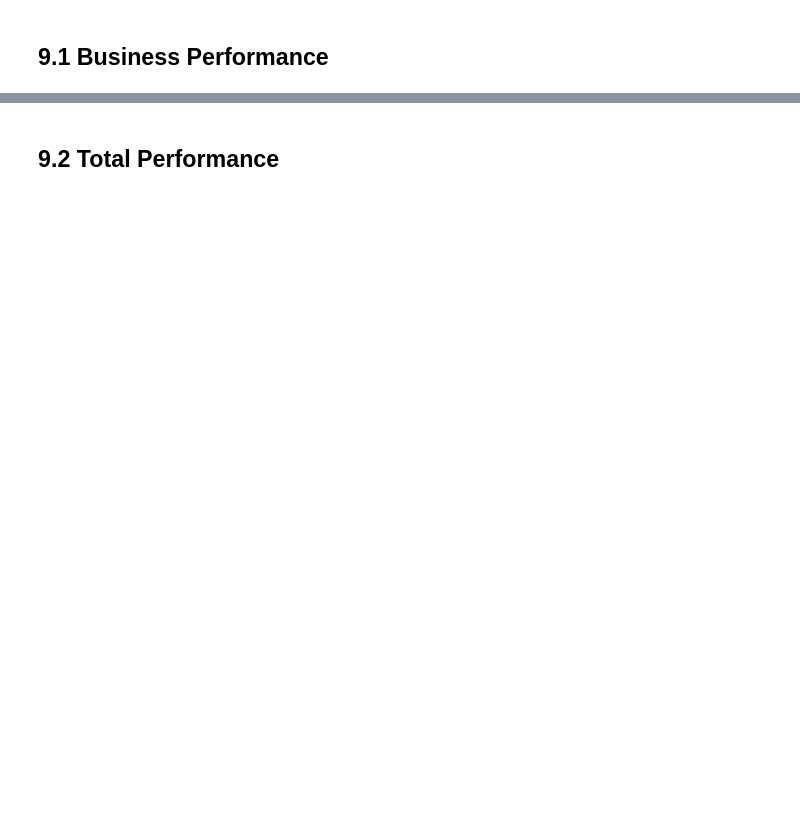
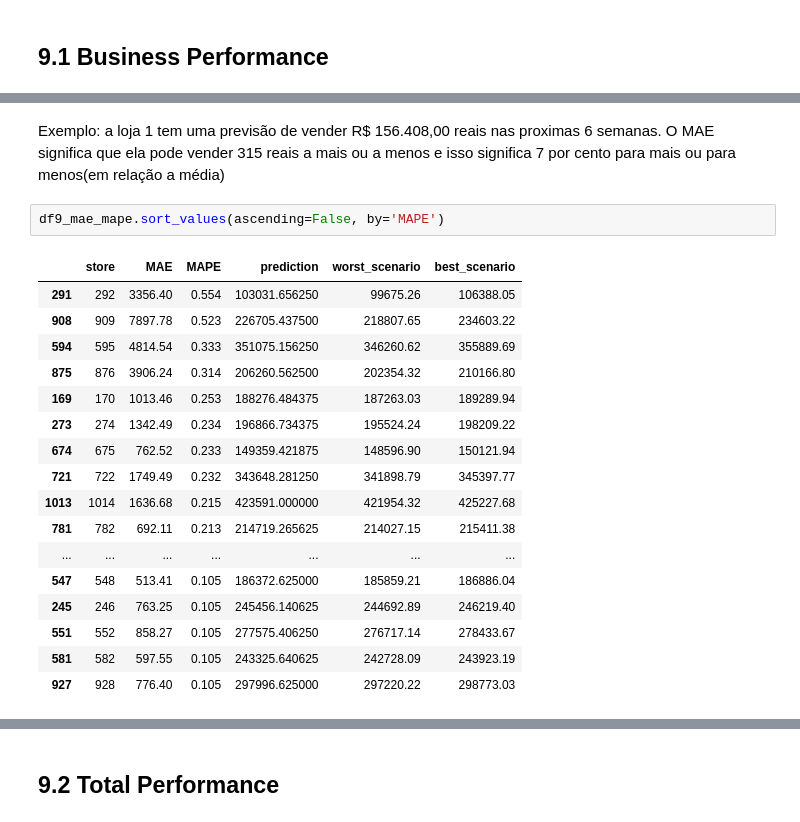
Before and after one commit to EDJR94/Data-Science-Em-Producao, a Jupyter notebook: notebooks/modulo07/m07_store_sales_prediction.ipynb, the cells around one changed output, grey strips where cells are left out. Saved outputs shown, nothing was run; the diff lists cells and outputs as text; blank space fills up the shorter version.

```diff
--- a/notebooks/modulo07/m07_store_sales_prediction.ipynb
+++ b/notebooks/modulo07/m07_store_sales_prediction.ipynb
@@ -1474,0 +1401,23 @@ df9['sales']
+# %% [markdown]
+Exemplo: a loja 1 tem uma previsão de vender R$ 156.408,00 reais nas proximas 6 semanas.
+O MAE significa que ela pode vender 315 reais a mais ou a menos e isso significa 7 por cento para mais ou para menos(em relação a média)
+# %%
+df9_mae_mape.sort_values(ascending=False, by='MAPE')
+# %% [output]
+|  | store | MAE | MAPE | prediction | worst_scenario | best_scenario |
+| 291 | 292 | 3356.40 | 0.554 | 103031.656250 | 99675.26 | 106388.05 |
+| 908 | 909 | 7897.78 | 0.523 | 226705.437500 | 218807.65 | 234603.22 |
+| 594 | 595 | 4814.54 | 0.333 | 351075.156250 | 346260.62 | 355889.69 |
+| 875 | 876 | 3906.24 | 0.314 | 206260.562500 | 202354.32 | 210166.80 |
+| 169 | 170 | 1013.46 | 0.253 | 188276.484375 | 187263.03 | 189289.94 |
+| 273 | 274 | 1342.49 | 0.234 | 196866.734375 | 195524.24 | 198209.22 |
+| 674 | 675 | 762.52 | 0.233 | 149359.421875 | 148596.90 | 150121.94 |
+| 721 | 722 | 1749.49 | 0.232 | 343648.281250 | 341898.79 | 345397.77 |
+| 1013 | 1014 | 1636.68 | 0.215 | 423591.000000 | 421954.32 | 425227.68 |
+| 781 | 782 | 692.11 | 0.213 | 214719.265625 | 214027.15 | 215411.38 |
+| ... | ... | ... | ... | ... | ... | ... |
+| 547 | 548 | 513.41 | 0.105 | 186372.625000 | 185859.21 | 186886.04 |
+| 245 | 246 | 763.25 | 0.105 | 245456.140625 | 244692.89 | 246219.40 |
+| 551 | 552 | 858.27 | 0.105 | 277575.406250 | 276717.14 | 278433.67 |
+| 581 | 582 | 597.55 | 0.105 | 243325.640625 | 242728.09 | 243923.19 |
+| 927 | 928 | 776.40 | 0.105 | 297996.625000 | 297220.22 | 298773.03 |
```
Also changed, not shown: parts of 56 cells of this notebook, 10 other files.
